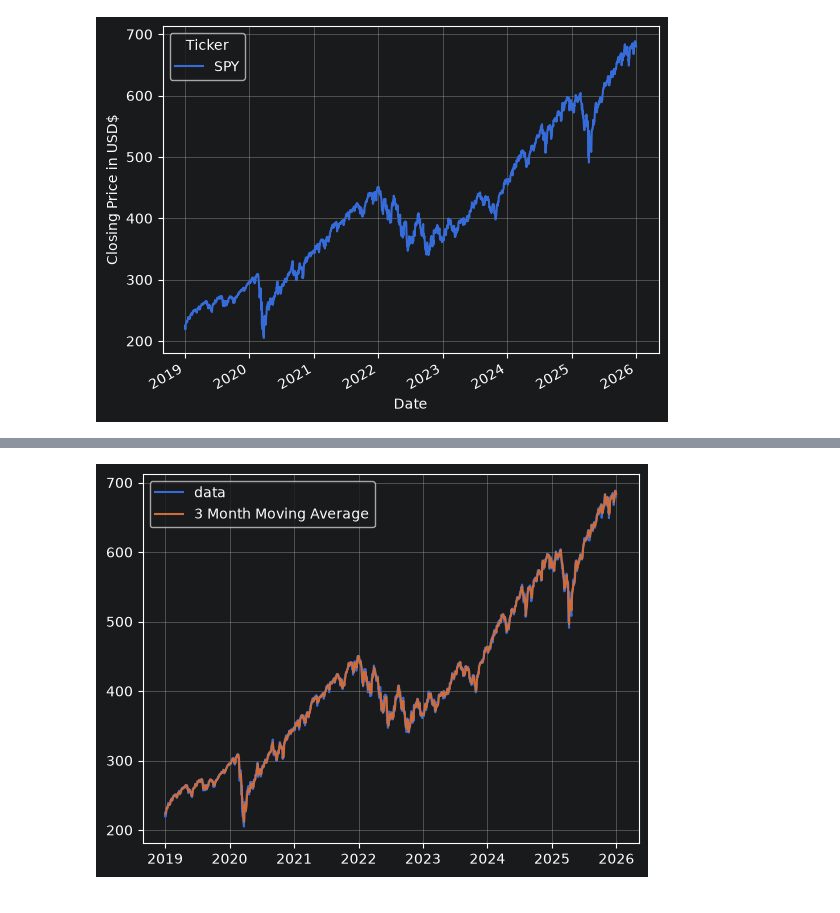
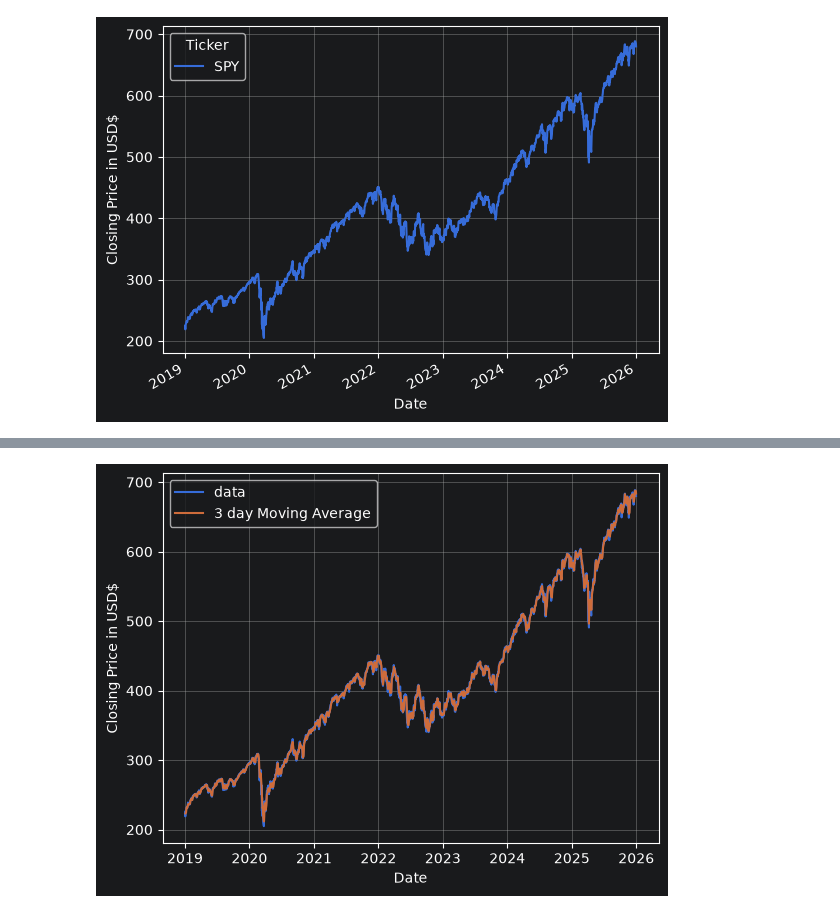
Before and after one commit to Jeffrey-Adjei/Technical-Indicator-Research, a Jupyter notebook: movingaverage.ipynb, the cells around one changed output, grey strips where cells are left out. Saved outputs shown, nothing was run; the diff lists cells and outputs as text; code cells hidden in the pictures.

Commit message:
"amendments made: -3 day moving average, not month -50 day moving average plotted -3 & 50 day moving averages plotted for the last 100 days of close price data "

```diff
--- a/movingaverage.ipynb
+++ b/movingaverage.ipynb
@@ -74,10 +74,13 @@ moving_average_calculation(df)
 | 2025-12-31 | 680.062744 | 685.487930 | 679.853355 | 685.268559 | 74144800 | 683.726074 |
 1760 rows × 6 columns
 # %%
+#plot the 3 day moving average
 plt.plot(df["Close"], label="data")
-plt.plot(df["3MA"], label="3 Month Moving Average")
+plt.xlabel("Date")
+plt.ylabel("Closing Price in USD$")
+plt.plot(df["3MA"], label="3 day Moving Average")
 plt.grid(True)
 plt.legend(loc=2)
 plt.show()
 # %% [output]
-[figure, old version]
+[figure, new version]
```
Also changed, not shown: parts of 11 cells of this notebook.
